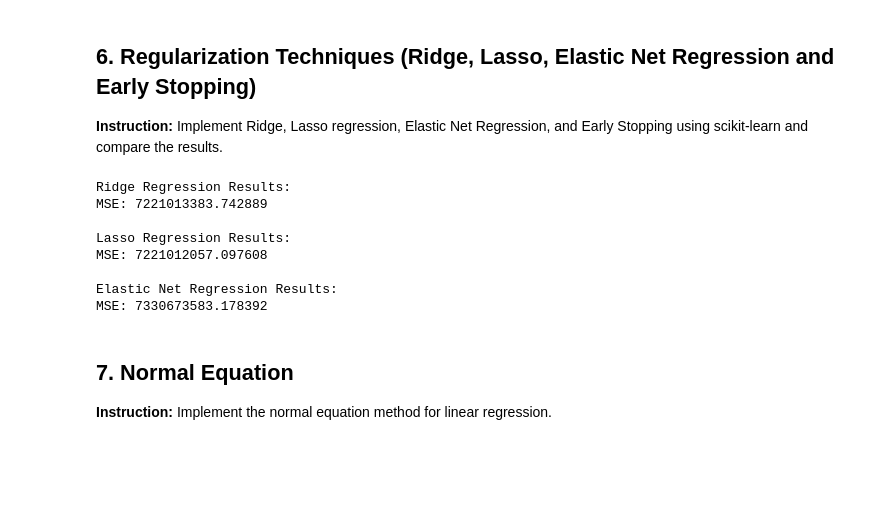
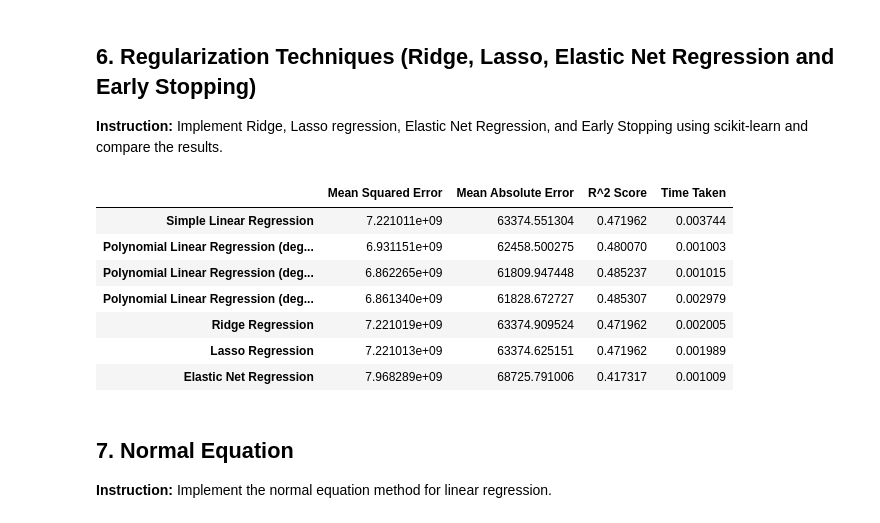
Before and after one commit to SayanDasDev/ML-College-, a Jupyter notebook: project_1/Regression_Project_Notebook.ipynb, the cells around one changed output. Drawn from its saved outputs; the diff is of its cells as text; code cells hidden in the pictures; blank space fills up the shorter version.

```diff
--- a/project_1/Regression_Project_Notebook.ipynb
+++ b/project_1/Regression_Project_Notebook.ipynb
@@ -287,49 +295,60 @@ Mini-Batch Gradient Descent Final Cost: 3676855558.6366487
 # %%
 
 # Ridge Regression
 ridge_model = Ridge(alpha=1.0)
+start_time_ridge = time.time()
 ridge_model.fit(X_train, y_train)
+end_time_ridge = time.time()
 y_pred_ridge = ridge_model.predict(X_test)
 
 # Lasso Regression
 lasso_model = Lasso(alpha=1.0)
+start_time_lasso = time.time()
 lasso_model.fit(X_train, y_train)
+end_time_lasso = time.time()
 y_pred_lasso = lasso_model.predict(X_test)
 
 # Elastic Net Regression
 elastic_net_model = ElasticNet(alpha=1.0)
+start_time_elastic_net = time.time()
 elastic_net_model.fit(X_train, y_train)
+end_time_elastic_net = time.time()
 y_pred_elastic_net = elastic_net_model.predict(X_test)
 
 # Early Stopping
 
 
 # Calculate performance metrics for each of these
-ridge_matrices = mean_squared_error(y_test, y_pred_ridge)
-lasso_matrices = mean_squared_error(y_test, y_pred_lasso)
-elastic_net_matrices = mean_squared_error(y_test, y_pred_elastic_net)
+mse_ridge = mean_squared_error(y_test, y_pred_ridge)
+mae_ridge = mean_absolute_error(y_test, y_pred_ridge)
+r2_ridge = r2_score(y_test, y_pred_ridge)
+time_taken_ridge = end_time_ridge - start_time_ridge
+
+mse_lasso = mean_squared_error(y_test, y_pred_lasso)
+mae_lasso = mean_absolute_error(y_test, y_pred_lasso)
+r2_lasso = r2_score(y_test, y_pred_lasso)
+time_taken_lasso = end_time_lasso - start_time_lasso
+
+mse_elastic_net = mean_squared_error(y_test, y_pred_elastic_net)
+mae_elastic_net = mean_absolute_error(y_test, y_pred_elastic_net)
+r2_elastic_net = r2_score(y_test, y_pred_elastic_net)
+time_taken_elastic_net = end_time_elastic_net - start_time_elastic_net
 
 # Print the performance metrics
-print("Ridge Regression Results:")
-print(f"MSE: {ridge_matrices}")
-print("")
+matrices.loc['Ridge Regression'] = [mse_ridge, mae_ridge, r2_ridge, time_taken_ridge]
+matrices.loc['Lasso Regression'] = [mse_lasso, mae_lasso, r2_lasso, time_taken_lasso]
+matrices.loc['Elastic Net Regression'] = [mse_elastic_net, mae_elastic_net, r2_elastic_net, time_taken_elastic_net]
 
-print("Lasso Regression Results:")
-print(f"MSE: {lasso_matrices}")
-print("")
-
-print("Elastic Net Regression Results:")
-print(f"MSE: {elastic_net_matrices}")
-print("")
+matrices
 # %% [output]
-Ridge Regression Results:
-MSE: 7221013383.742889
-
-Lasso Regression Results:
-MSE: 7221012057.097608
-
-Elastic Net Regression Results:
-MSE: 7330673583.178392
+|  | Mean Squared Error | Mean Absolute Error | R^2 Score | Time Taken |
+| Simple Linear Regression | 7.221011e+09 | 63374.551304 | 0.471962 | 0.003744 |
+| Polynomial Linear Regression (deg... | 6.931151e+09 | 62458.500275 | 0.480070 | 0.001003 |
+| Polynomial Linear Regression (deg... | 6.862265e+09 | 61809.947448 | 0.485237 | 0.001015 |
+| Polynomial Linear Regression (deg... | 6.861340e+09 | 61828.672727 | 0.485307 | 0.002979 |
+| Ridge Regression | 7.221019e+09 | 63374.909524 | 0.471962 | 0.002005 |
+| Lasso Regression | 7.221013e+09 | 63374.625151 | 0.471962 | 0.001989 |
+| Elastic Net Regression | 7.968289e+09 | 68725.791006 | 0.417317 | 0.001009 |
 # %% [markdown]
 
 ## 7. Normal Equation
```
Also changed, not shown: parts of 12 cells of this notebook.
